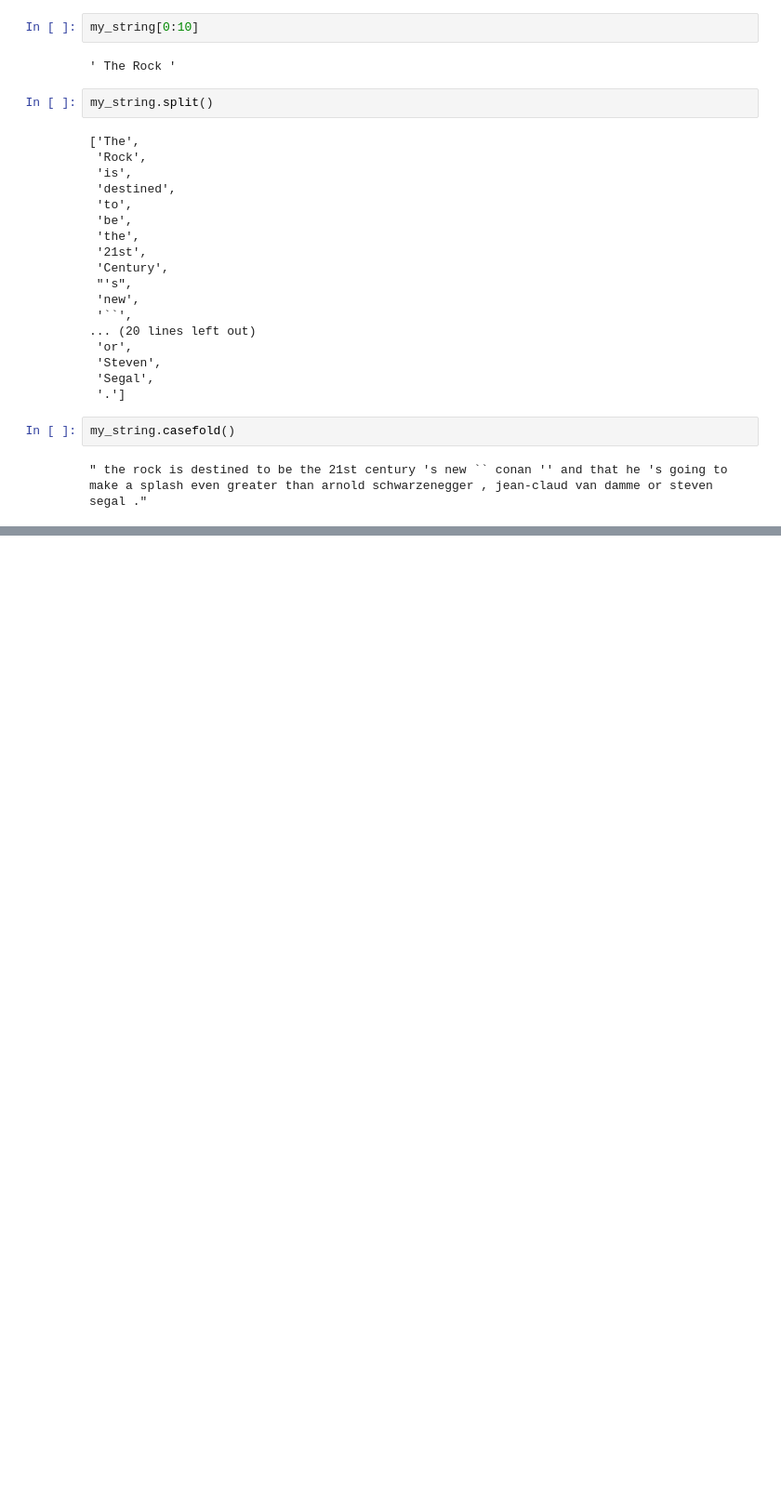
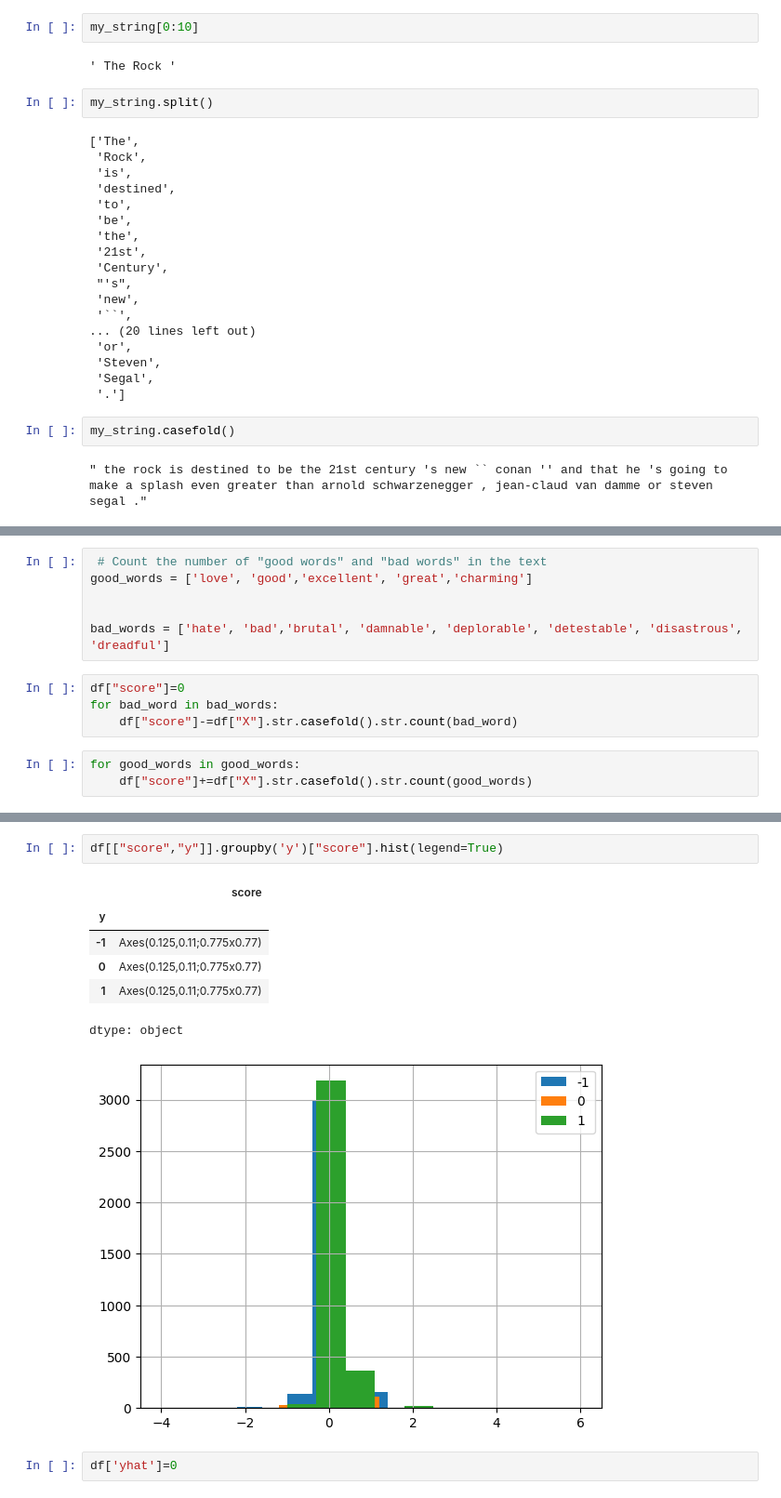
Before and after one commit to KSaubhagya/NLP_Pipeline, a Jupyter notebook: NLP_Pipeline.ipynb, the cells around one changed output, grey strips where cells are left out. Shown at 93% size. Cells and saved outputs as stored; diff of their text form; blank space fills up the shorter version.

```diff
--- a/NLP_Pipeline.ipynb
+++ b/NLP_Pipeline.ipynb
@@ -89,0 +113,13 @@ my_string.casefold()
+# %%
+ # Count the number of "good words" and "bad words" in the text
+good_words = ['love', 'good','excellent', 'great','charming']
+
+
+bad_words = ['hate', 'bad','brutal', 'damnable', 'deplorable', 'detestable', 'disastrous', 'dreadful']
+# %%
+df["score"]=0
+for bad_word in bad_words:
+    df["score"]-=df["X"].str.casefold().str.count(bad_word)
+# %%
+for good_words in good_words:
+    df["score"]+=df["X"].str.casefold().str.count(good_words)
@@ -89,0 +195,12 @@ my_string.casefold()
+# %%
+df[["score","y"]].groupby('y')["score"].hist(legend=True)
+# %% [output]
+|  | score |
+| y |  |
+| -1 | Axes(0.125,0.11;0.775x0.77) |
+| 0 | Axes(0.125,0.11;0.775x0.77) |
+| 1 | Axes(0.125,0.11;0.775x0.77) |
+dtype: object
+[figure, added]
+# %%
+df['yhat']=0
```
Also changed, not shown: parts of 7 cells of this notebook.
